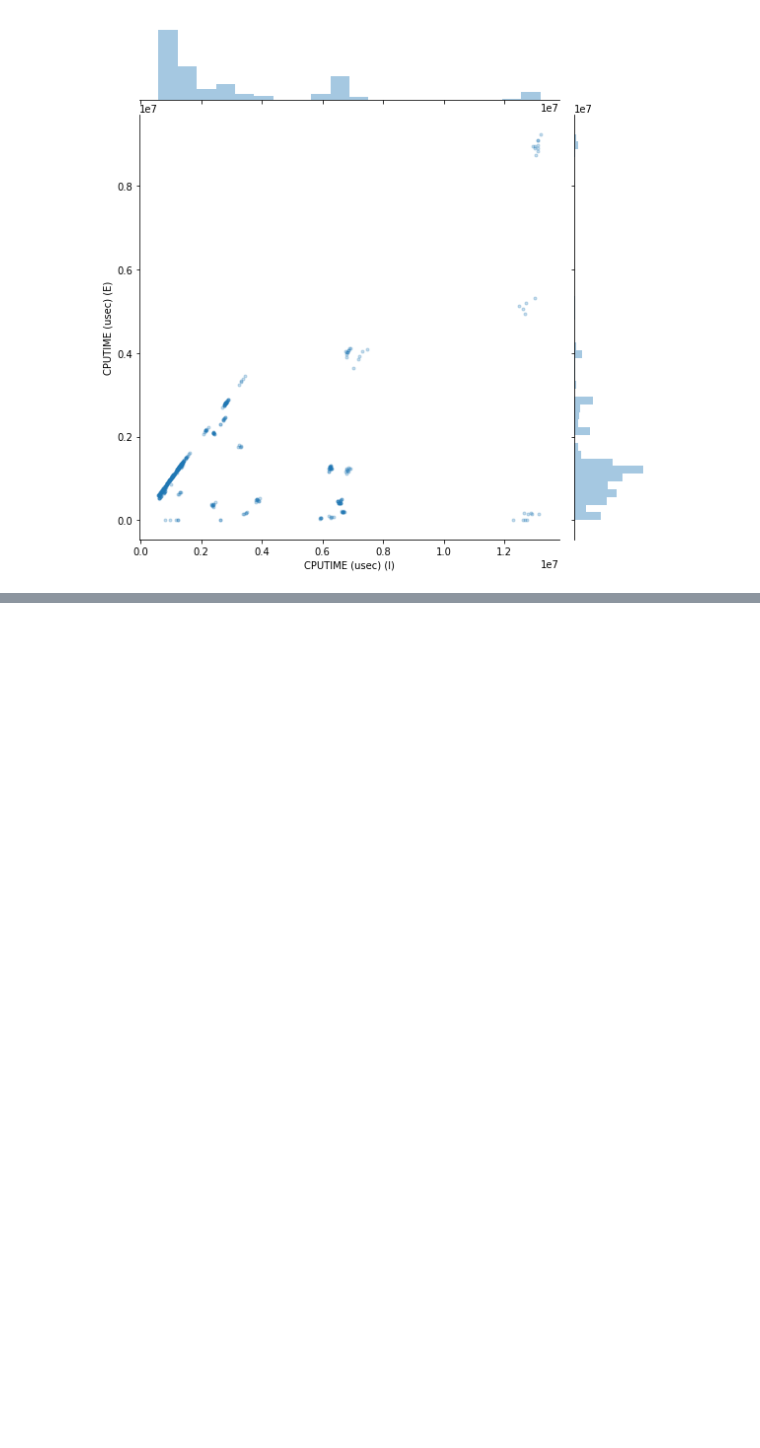
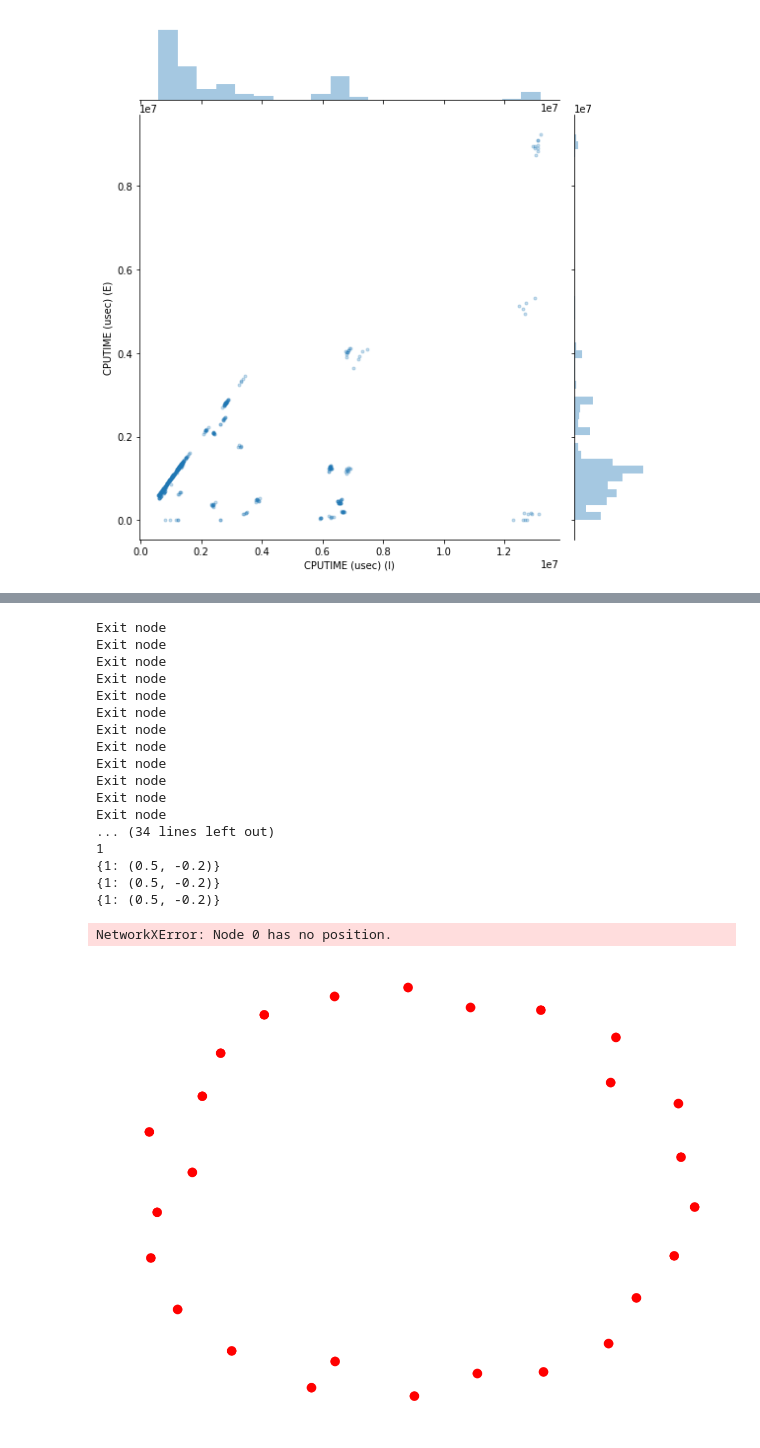
Before and after one commit to LLNL/CallFlow, a Jupyter notebook: src/server/diff-callflow.ipynb, the cells around one changed output, grey strips where cells are left out. Saved outputs shown, nothing was run; the diff lists cells and outputs as text; code cells hidden in the pictures; blank space fills up the shorter version.

```diff
--- a/src/server/diff-callflow.ipynb
+++ b/src/server/diff-callflow.ipynb
@@ -290,0 +314,66 @@ for idx, state in enumerate(states):
+# %%
+def source_target_to_adj_matrix(df):
+    st = df.pivot(columns='source', values='target').astype(bool).astype(int)
+    st_adj = st.T.dot(st)
+    return st_adj
+# %%
+def draw_graph(state, module):
+    g = state.g
+    hierarchy = nx.Graph()
+    data = []
+    nodes = [x for x,y in g.nodes(data=True) if y['module'] == [module]]
+    node = 'CthStartThread'
+    for idx, node in enumerate(nodes):
+        hierarchy_pd = pd.DataFrame(columns=['source', 'target', 'weight', 'level', 'type'])
+        neighbors = sorted(g[node].items(), key=lambda edge: edge[1]['weight'])
+        for idx, n in enumerate(neighbors):
+            #print("source: {0}, target: {1}".format(node, n[0]))
+            source_node = node
+            target_node = n[0]
+            weight = n[1]['weight']
+            level = idx
+            if(state.df[state.df['name'] == n[0]]['module'].unique()[0] != module):
+                type_node = 'exit'
+                level = -1
+                print('Exit node')
+            else:
+                type_node = 'normal'
+                #temp_pd = pd.DataFrame.from_dict(source_target_dict, orient='index')
+            data.append({
+                "source": source_node,
+                "target": target_node,
+                "weight": weight,
+                "level": level,
+                "type": type_node
+            })
+    hierarchy_df = pd.DataFrame.from_dict(data)
+    hierarchy_adjacency = source_target_to_adj_matrix(hierarchy_df)
+    state.hg = nx.from_numpy_matrix(hierarchy_adjacency.values)
+    print(hierarchy_adjacency.values)
+    print(state.hg)
+    pos = hierarchy_pos(state.hg, 1)
+    print(pos)
+    nx.draw(state.hg)
+    nx.draw(state.hg, pos=pos, with_labels=True)
+
+draw_graph(states[0], 'lulesh2.0')
+# %% [output]
+Exit node
+Exit node
+Exit node
+Exit node
+Exit node
+Exit node
+Exit node
+Exit node
+Exit node
+Exit node
+Exit node
+Exit node
+... (34 lines left out)
+1
+{1: (0.5, -0.2)}
+{1: (0.5, -0.2)}
+{1: (0.5, -0.2)}
+NetworkXError: Node 0 has no position.
+[figure, added]
```
Also changed, not shown: parts of 12 cells of this notebook.
